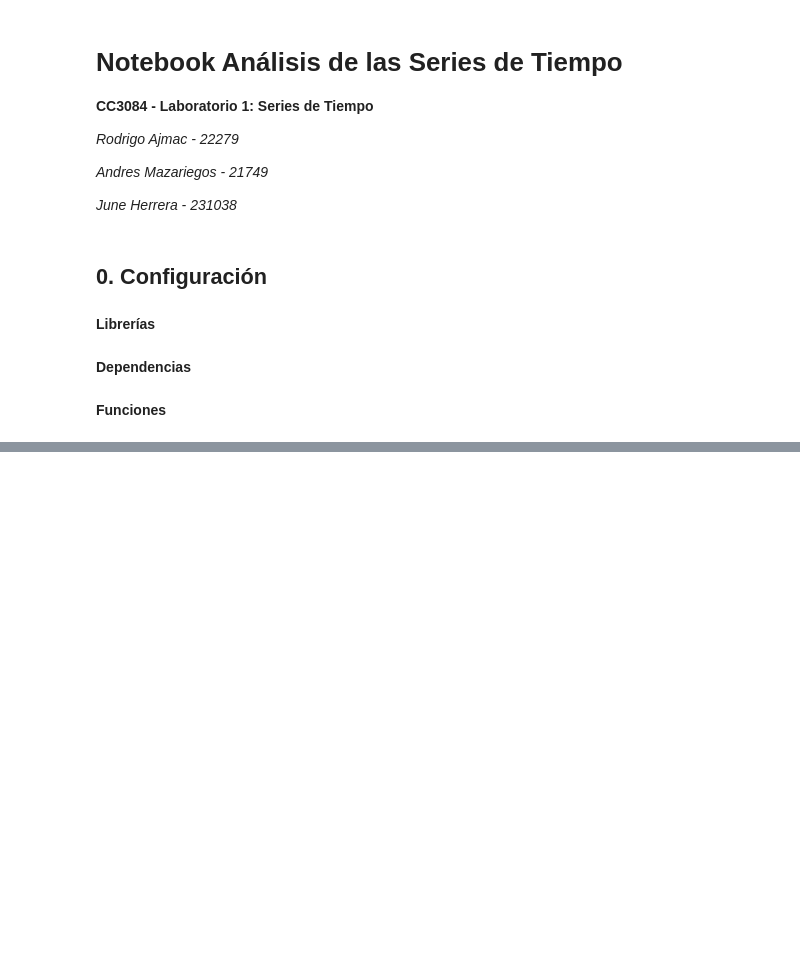
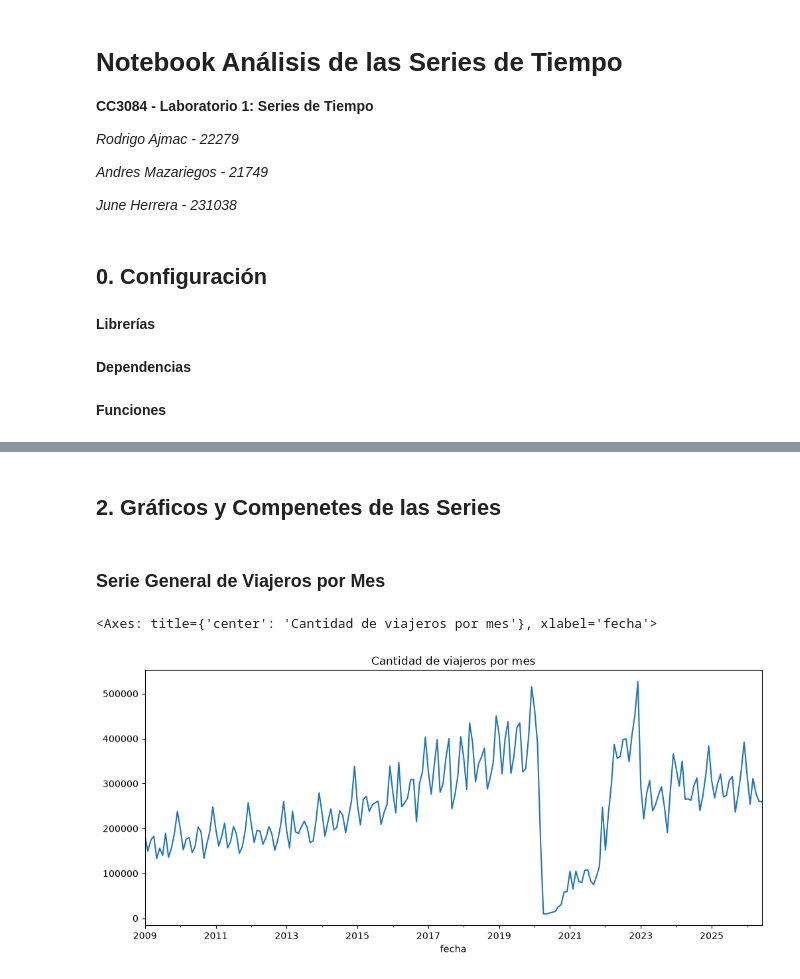
Before and after one commit to rodrigoajmac/CC3084_Laboratorio_1, a Jupyter notebook: Notebooks/Analysis_TimeSeries.ipynb, the cells around one changed output, grey strips where cells are left out. Saved outputs shown, nothing was run; the diff lists cells and outputs as text; code cells hidden in the pictures; blank space fills up the shorter version.

```diff
--- a/Notebooks/Analysis_TimeSeries.ipynb
+++ b/Notebooks/Analysis_TimeSeries.ipynb
@@ -35,0 +40,11 @@ data_viajes = '../Datos_Crudos/.csv'
+# %%
+# Leer archivo .xlsx con los datos
+df = pd.read_excel(data_viajes)
+# %%
+# Colocar columna de viajero como entero para evitar incongruencias
+df['Viajero'] = df['Viajero'].astype(int)
+# %%
+# Agregar columna de fecha
+df['fecha'] = pd.to_datetime(
+    df['Año'].astype(str) + '-' + df['Mes cod'].astype(str).str.zfill(2) + '-01'
+)
@@ -35,0 +63,3 @@ data_viajes = '../Datos_Crudos/.csv'
+# %%
+# Agrupar total viajeros de cada mes
+df_general = df.groupby(['fecha'])['Viajero'].sum()
@@ -35,0 +111,9 @@ data_viajes = '../Datos_Crudos/.csv'
+# %% [markdown]
+## 2. Gráficos y Compenetes de las Series
+# %% [markdown]
+### Serie General de Viajeros por Mes
+# %%
+df_general.plot(figsize=(12, 5), title='Cantidad de viajeros por mes')
+# %% [output]
+<Axes: title={'center': 'Cantidad de viajeros por mes'}, xlabel='fecha'>
+[figure, added]
```
Also changed, not shown: parts of 19 cells of this notebook.
